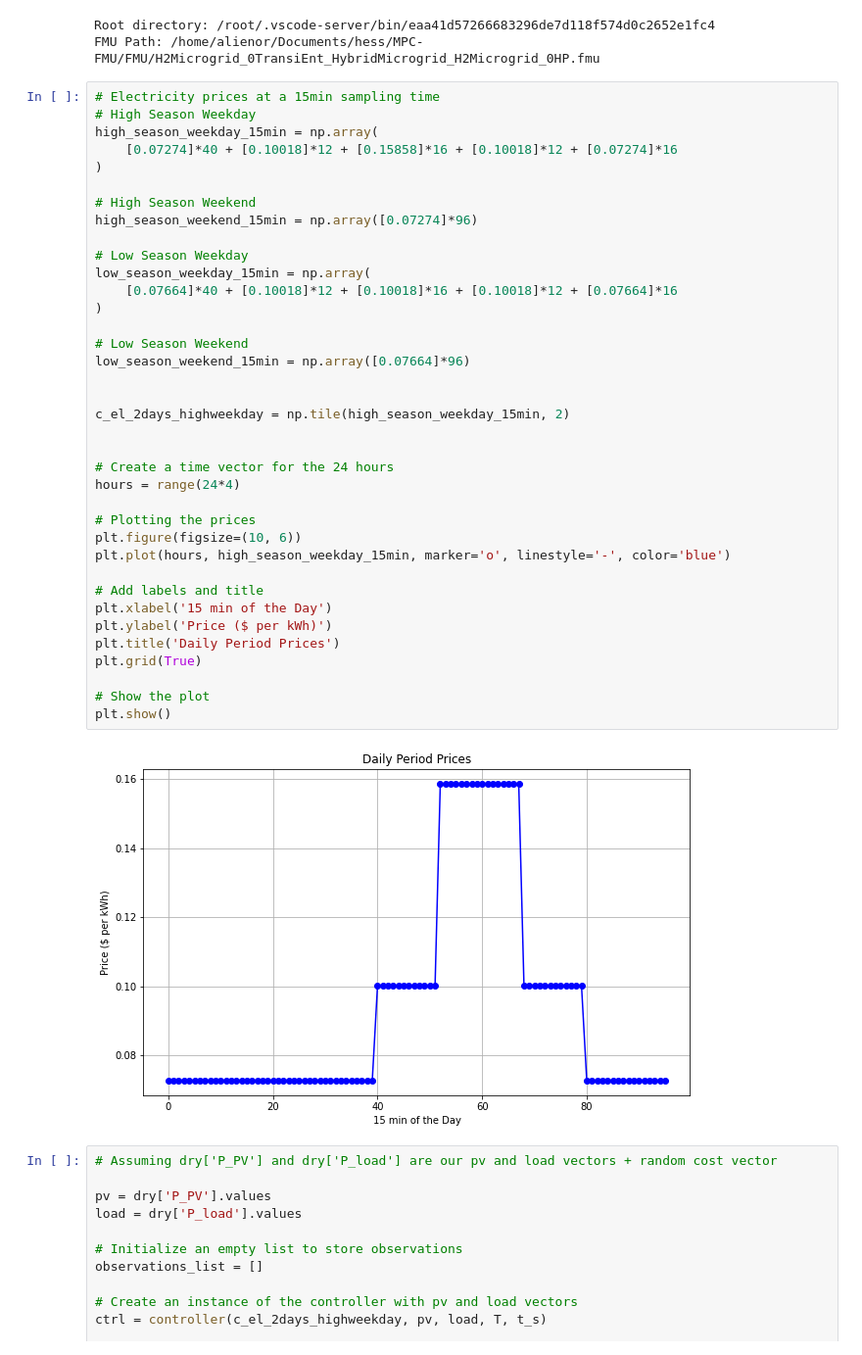
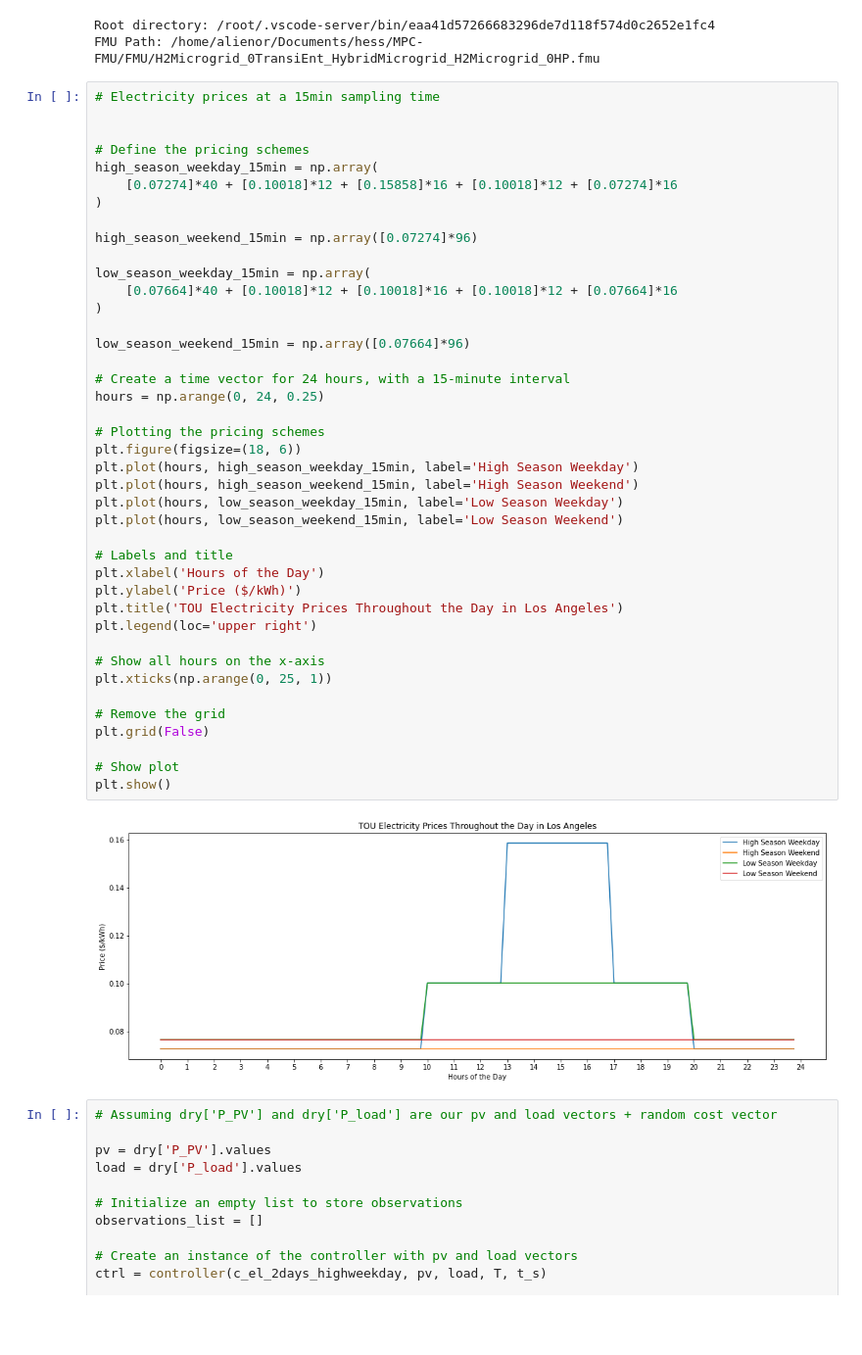
Before and after one commit to AlienorHamoir/hess, a Jupyter notebook: MPC-FMU/FMU/clean_open_fmu.ipynb, the cells around one changed output. Shown at 98% size. Drawn from its saved outputs; the diff is of its cells as text; blank space fills up the shorter version.

```diff
--- a/MPC-FMU/FMU/clean_open_fmu.ipynb
+++ b/MPC-FMU/FMU/clean_open_fmu.ipynb
@@ -693,43 +697,47 @@ Root directory: /root/.vscode-server/bin/eaa41d57266683296de7d118f574d0c2652e1fc
 FMU Path: /home/alienor/Documents/hess/MPC-FMU/FMU/H2Microgrid_0TransiEnt_HybridMicrogrid_H2Microgrid_0HP.fmu
 # %%
 # Electricity prices at a 15min sampling time
-# High Season Weekday
+
+
+# Define the pricing schemes
 high_season_weekday_15min = np.array(
     [0.07274]*40 + [0.10018]*12 + [0.15858]*16 + [0.10018]*12 + [0.07274]*16
 )
 
-# High Season Weekend
 high_season_weekend_15min = np.array([0.07274]*96)
 
-# Low Season Weekday
 low_season_weekday_15min = np.array(
     [0.07664]*40 + [0.10018]*12 + [0.10018]*16 + [0.10018]*12 + [0.07664]*16
 )
 
-# Low Season Weekend
 low_season_weekend_15min = np.array([0.07664]*96)
 
+# Create a time vector for 24 hours, with a 15-minute interval
+hours = np.arange(0, 24, 0.25)
 
-c_el_2days_highweekday = np.tile(high_season_weekday_15min, 2)
+# Plotting the pricing schemes
+plt.figure(figsize=(18, 6))
+plt.plot(hours, high_season_weekday_15min, label='High Season Weekday')
+plt.plot(hours, high_season_weekend_15min, label='High Season Weekend')
+plt.plot(hours, low_season_weekday_15min, label='Low Season Weekday')
+plt.plot(hours, low_season_weekend_15min, label='Low Season Weekend')
 
+# Labels and title
+plt.xlabel('Hours of the Day')
+plt.ylabel('Price ($/kWh)')
+plt.title('TOU Electricity Prices Throughout the Day in Los Angeles')
+plt.legend(loc='upper right')
 
-# Create a time vector for the 24 hours
-hours = range(24*4)
+# Show all hours on the x-axis
+plt.xticks(np.arange(0, 25, 1))
 
-# Plotting the prices
-plt.figure(figsize=(10, 6))
-plt.plot(hours, high_season_weekday_15min, marker='o', linestyle='-', color='blue')
+# Remove the grid
+plt.grid(False)
 
-# Add labels and title
-plt.xlabel('15 min of the Day')
-plt.ylabel('Price ($ per kWh)')
-plt.title('Daily Period Prices')
-plt.grid(True)
-
-# Show the plot
+# Show plot
 plt.show()
 # %% [output]
-[figure, old version]
+[figure, new version]
 # %%
 # Assuming dry['P_PV'] and dry['P_load'] are our pv and load vectors + random cost vector
 
```
Also changed, not shown: parts of 5 cells of this notebook, 1 other file.
